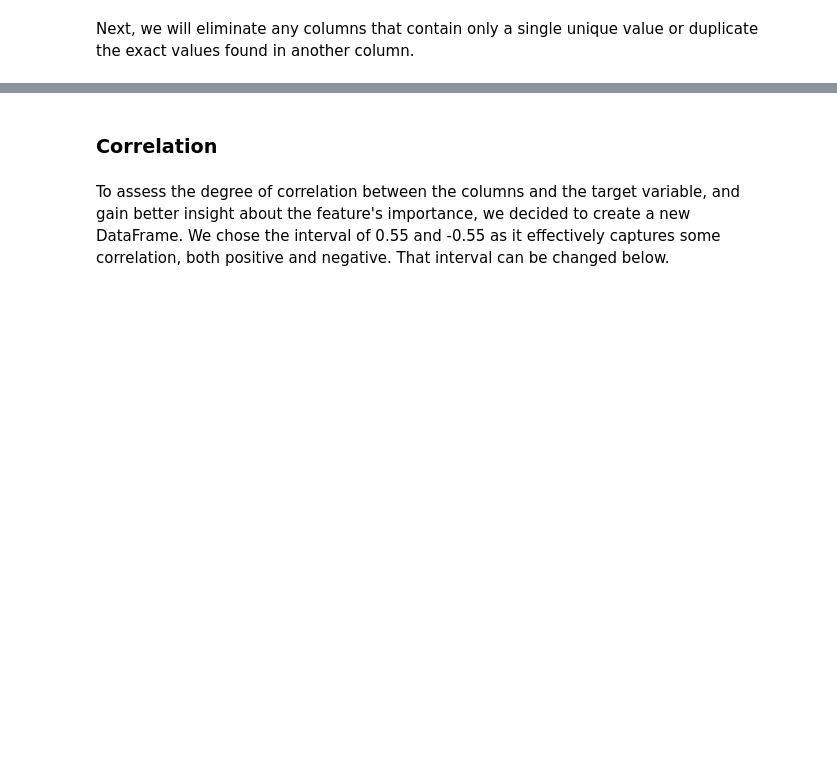
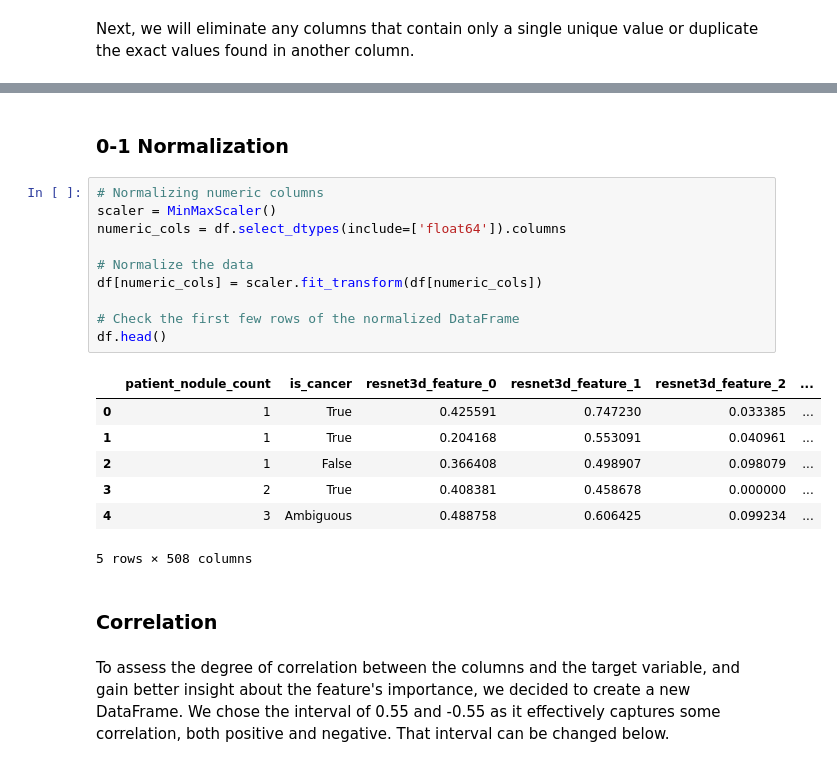
Before and after one commit to pmgfernandes04/Lung-Cancer-Classification-using-CT, a Jupyter notebook: csv_cleanup/cleanup_3d.ipynb, the cells around one changed output, grey strips where cells are left out. Drawn from its saved outputs; the diff is of its cells as text; blank space fills up the shorter version.

```diff
--- a/csv_cleanup/cleanup_3d.ipynb
+++ b/csv_cleanup/cleanup_3d.ipynb
@@ -118,3 +183,23 @@ df.head()
+# %% [markdown]
+### 0-1 Normalization
+# %%
+# Normalizing numeric columns
+scaler = MinMaxScaler()
+numeric_cols = df.select_dtypes(include=['float64']).columns
+
+# Normalize the data
+df[numeric_cols] = scaler.fit_transform(df[numeric_cols])
+
+# Check the first few rows of the normalized DataFrame
+df.head()
+# %% [output]
+|  | patient_nodule_count | is_cancer | resnet3d_feature_0 | resnet3d_feature_1 | resnet3d_feature_2 | ... |
+| 0 | 1 | True | 0.425591 | 0.747230 | 0.033385 | ... |
+| 1 | 1 | True | 0.204168 | 0.553091 | 0.040961 | ... |
+| 2 | 1 | False | 0.366408 | 0.498907 | 0.098079 | ... |
+| 3 | 2 | True | 0.408381 | 0.458678 | 0.000000 | ... |
+| 4 | 3 | Ambiguous | 0.488758 | 0.606425 | 0.099234 | ... |
+5 rows × 508 columns
 # %% [markdown]
 ### Correlation
 # %% [markdown]
```
Also changed, not shown: parts of 17 cells of this notebook, 9 other files.
